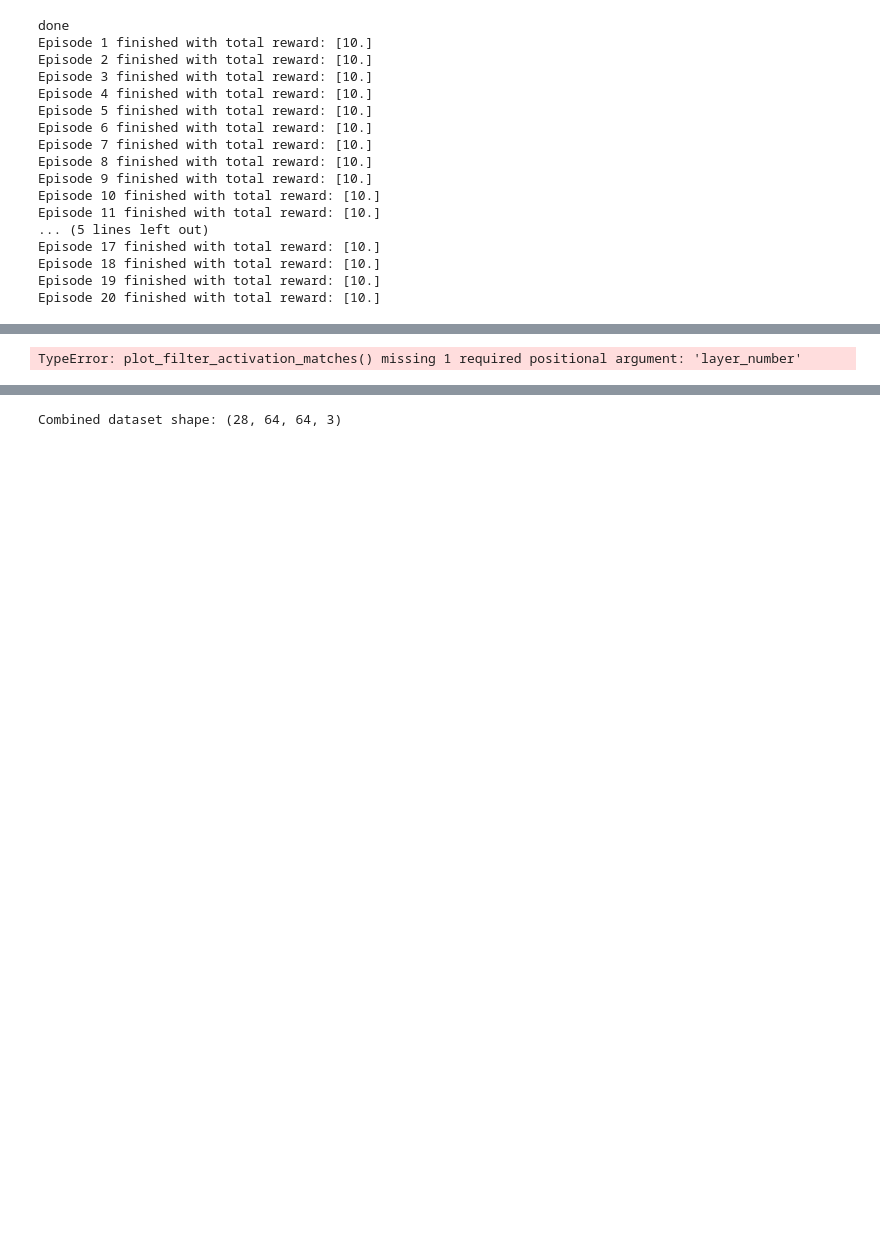
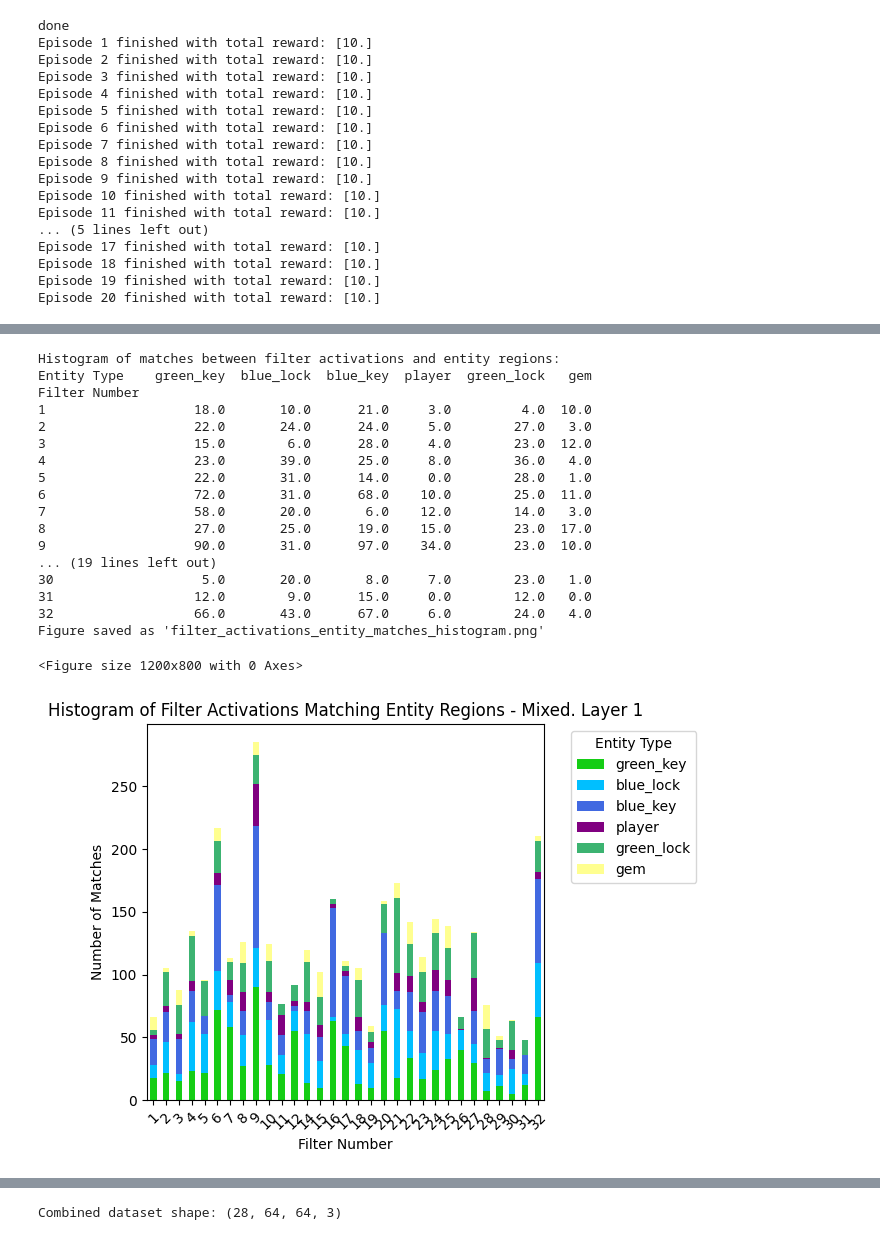
Before and after one commit to BenSturgeon/ai-safety-camp-2024-model-agents, a Jupyter notebook: notebooks/heist_model_activation_insights.ipynb, the cells around one changed output, grey strips where cells are left out. Cells and saved outputs as stored; diff of their text form; code cells hidden in the pictures; blank space fills up the shorter version.

Commit message:
added colours for each entity

```diff
--- a/notebooks/heist_model_activation_insights.ipynb
+++ b/notebooks/heist_model_activation_insights.ipynb
@@ -320,7 +317,7 @@ num_iterations = 1000
 match_histogram = defaultdict(lambda: defaultdict(int))
 
 for _ in range(num_iterations):
-    venv = heist.create_venv(1, random.randint(0, 10000), 1)
+    venv = heist.create_venv(1, random.randint(0, 10000), 0)
     observation = venv.reset()
 
     model_activations = helpers.ModelActivations(model)
@@ -342,40 +339,62 @@ def plot_filter_activation_matches(match_histogram, layer_number):
     df.index.name = 'Filter Number'
     df.columns.name = 'Entity Type'
 
     print("Histogram of matches between filter activations and entity regions:")
     print(df)
     color_scheme = {
-        'player': '#1f77b4',  # blue
-        'gem': '#2ca02c',     # green
-        'key': '#ff7f0e',     # orange
-        'lock': '#d62728',    # red
-        'wall': '#8c564b'     # brown
+        'player': '#800080',  # purple
+        'gem': '#ffff90',     # green
+        'wall': '#8c564b',    # brown
+        'blue_key': '#4169e1',    # royal blue
+        'green_key': '#15cd15',   # lime green
+        'red_key': '#dc143c',     # crimson
+        'blue_lock': '#00bfff',   # deep sky blue
+        'green_lock': '#3cb371',  # medium sea green
+        'red_lock': '#ff4500'     # orange red
     }
     #TODO: Finish adding entities of different colours
     # Fix the bug in classified datasets
 
     plt.figure(figsize=(12, 8))
     df.plot(kind='bar', stacked=True, color=[color_scheme.get(col, '#999999') for col in df.columns])
     plt.title(f'Histogram of Filter Activations Matching Entity Regions - Mixed. Layer {layer_number}')
     plt.xlabel('Filter Number')
     plt.ylabel('Number of Matches')
     plt.legend(title='Entity Type', bbox_to_anchor=(1.05, 1), loc='upper left')
     plt.xticks(range(len(df.index)), df.index, rotation=45)
     plt.tight_layout()
 
     if plt.gcf().get_axes():
         plt.savefig('filter_activations_entity_matches_histogram.png', bbox_inches='tight')
         print("Figure saved as 'filter_activations_entity_matches_histogram.png'")
     else:
         print("Warning: The figure is empty. No image was saved.")
 
     plt.show()
     plt.close()
 
 # Call the function with match_histogram
-plot_filter_activation_matches(match_histogram)
+plot_filter_activation_matches(match_histogram, 1)
 # %% [output]
-TypeError: plot_filter_activation_matches() missing 1 required positional argument: 'layer_number'
+Histogram of matches between filter activations and entity regions:
+Entity Type    green_key  blue_lock  blue_key  player  green_lock   gem
+Filter Number
+1                   18.0       10.0      21.0     3.0         4.0  10.0
+2                   22.0       24.0      24.0     5.0        27.0   3.0
+3                   15.0        6.0      28.0     4.0        23.0  12.0
+4                   23.0       39.0      25.0     8.0        36.0   4.0
+5                   22.0       31.0      14.0     0.0        28.0   1.0
+6                   72.0       31.0      68.0    10.0        25.0  11.0
+7                   58.0       20.0       6.0    12.0        14.0   3.0
+8                   27.0       25.0      19.0    15.0        23.0  17.0
+9                   90.0       31.0      97.0    34.0        23.0  10.0
+... (19 lines left out)
+30                   5.0       20.0       8.0     7.0        23.0   1.0
+31                  12.0        9.0      15.0     0.0        12.0   0.0
+32                  66.0       43.0      67.0     6.0        24.0   4.0
+Figure saved as 'filter_activations_entity_matches_histogram.png'
+<Figure size 1200x800 with 0 Axes>
+[figure, added]
 # %%
 
 
```
Also changed, not shown: parts of 4 cells of this notebook.
